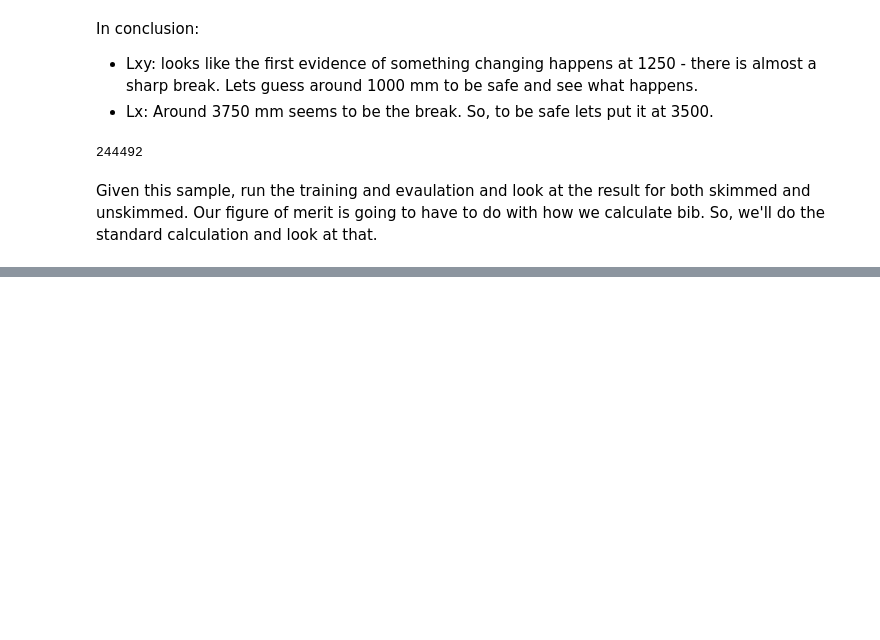
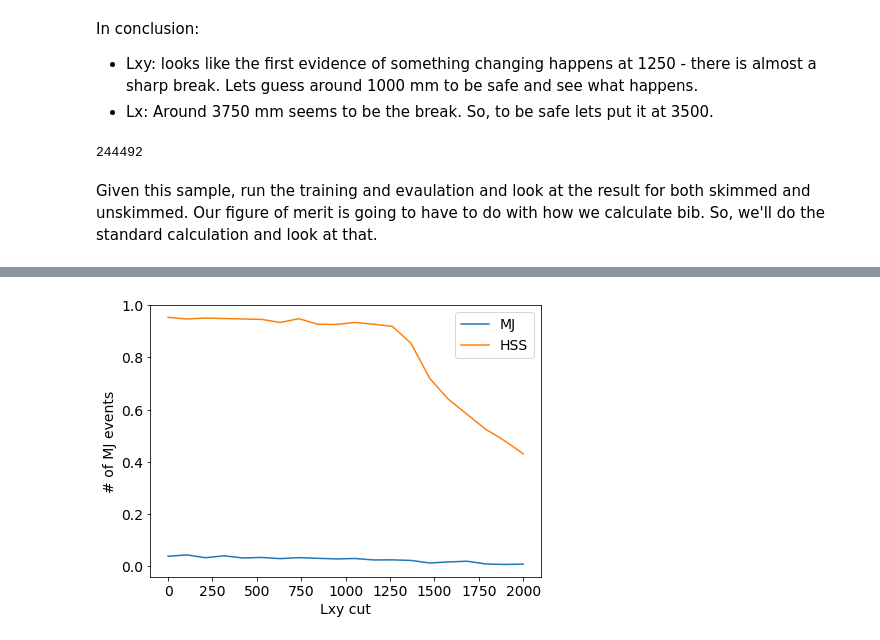
Before and after one commit to gordonwatts/JetCutStudies, a Jupyter notebook: notebooks/Using Lz and Lxy.ipynb, the cells around one changed output, grey strips where cells are left out. Drawn from its saved outputs; the diff is of its cells as text; code cells hidden in the pictures; blank space fills up the shorter version.

```diff
--- a/notebooks/Using Lz and Lxy.ipynb
+++ b/notebooks/Using Lz and Lxy.ipynb
@@ -253,4 +258,4 @@ def get_mj_weights (bib, mj, signal):
 # %%
-r = get_mj_weights(all_events[0], all_events[1], signal_default_cut)
+r = get_mj_weights(all_events[0], all_events[1], signal_default_cut, all_events[2])
 # %%
-r2 = get_mj_weights(all_events[0], all_events[1], all_events[2])
+r2 = get_mj_weights(all_events[0], all_events[1], all_events[2], all_events[2])
@@ -296,0 +262,5 @@ r2
+# %%
+result = {}
+result[100] = r
+result[0] = r2
+pd.DataFrame(result)
@@ -296,0 +321,3 @@ r2
+# %%
+%%time
+rBoth = scan_cuts((0, 2000), (2000, 2000), all_events, steps=20)
@@ -296,0 +367,11 @@ r2
+# %%
+fig = plt.figure(figsize=(7,5))
+ax = plt.subplot(111)
+ax.plot(rBoth.T.cut_Lxy, rBoth.T.MJinHSS/rBoth.T.MJTotalWeight, label='MJ')
+ax.plot(rBoth.T.cut_Lxy, rBoth.T.HSSinHSS/rBoth.T.HSSTotalWeight, label='HSS')
+ax.set_xlabel("Lxy cut")
+ax.set_ylabel("# of MJ events")
+ax.legend()
+plt.show()
+# %% [output]
+[figure, added]
```
Also changed, not shown: parts of 21 cells of this notebook.
